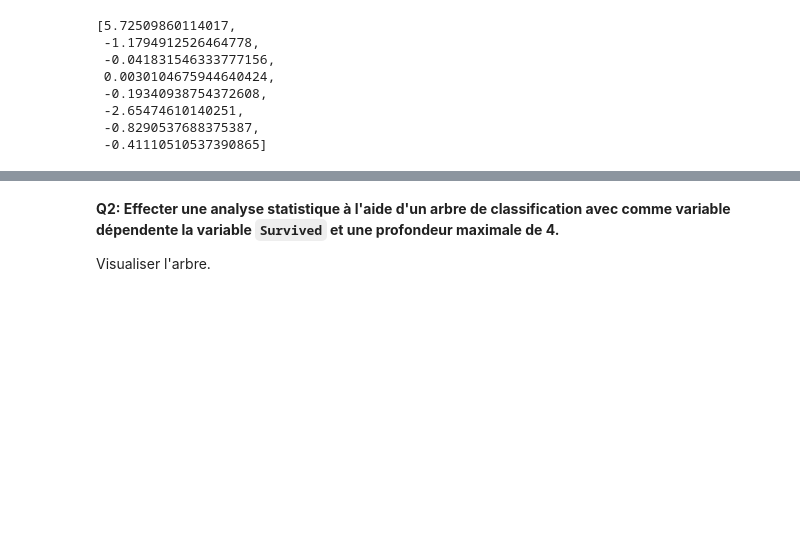
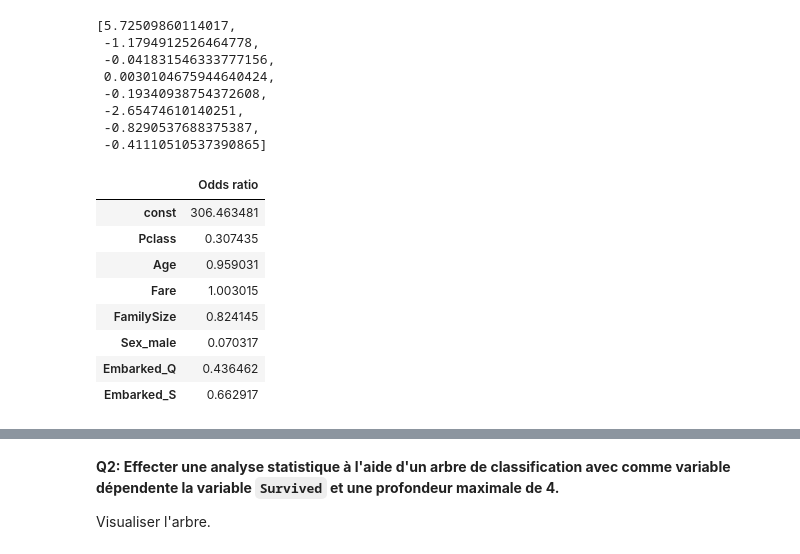
Before and after one commit to VictorFeller/Analyse-de-donn-es-Titanic, a Jupyter notebook: Projet.ipynb, the cells around one changed output, grey strips where cells are left out. Saved outputs shown, nothing was run; the diff lists cells and outputs as text; code cells hidden in the pictures; blank space fills up the shorter version.

Commit message:
ajout odd ratio

```diff
--- a/Projet.ipynb
+++ b/Projet.ipynb
@@ -542,3 +535,21 @@ coefs
  -2.65474610140251,
  -0.8290537688375387,
  -0.41110510537390865]
+# %%
+# On calcule le odds ratio
+odds_ratio = np.exp(model_fit.params)
+
+pd.DataFrame(odds_ratio, columns=["Odds ratio"])
+
+# sepal length a plus d'influence sur virginica
+# il sera nécessaire de savoir interpérter
+# %% [output]
+|  | Odds ratio |
+| const | 306.463481 |
+| Pclass | 0.307435 |
+| Age | 0.959031 |
+| Fare | 1.003015 |
+| FamilySize | 0.824145 |
+| Sex_male | 0.070317 |
+| Embarked_Q | 0.436462 |
+| Embarked_S | 0.662917 |
```
Also changed, not shown: parts of 16 cells of this notebook.
